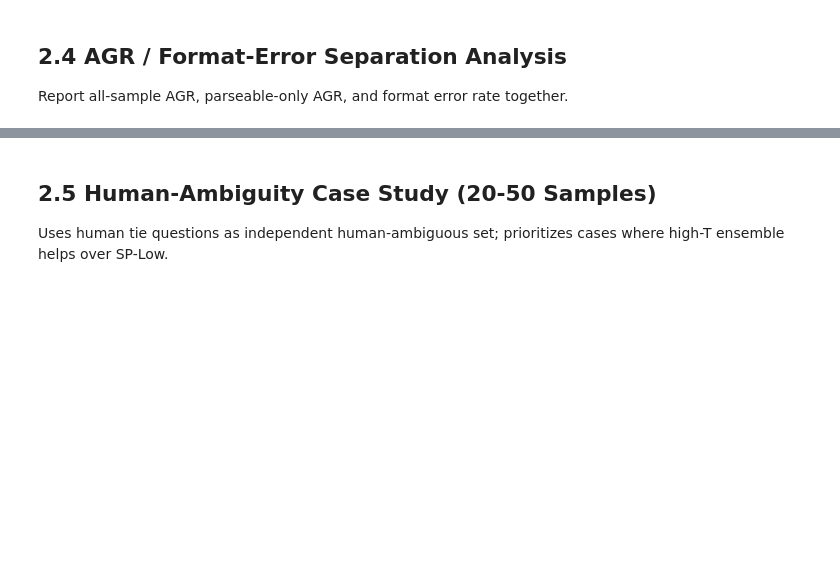
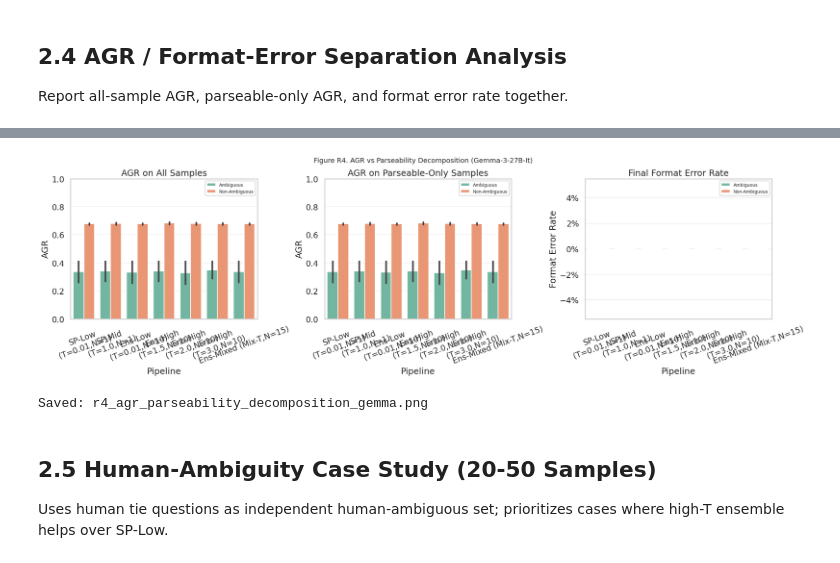
Before and after one commit to DobricLilujun/LLMJudgeTempCausal, a Jupyter notebook: notebook/reviewer_rebuttal_noncausal.ipynb, the cells around one changed output, grey strips where cells are left out. Cells and saved outputs as stored; diff of their text form; code cells hidden in the pictures; blank space fills up the shorter version.

```diff
--- a/notebook/reviewer_rebuttal_noncausal.ipynb
+++ b/notebook/reviewer_rebuttal_noncausal.ipynb
@@ -402,3 +1197,45 @@ display(sep_tbl.round(4))
+# %%
+# Academic-style visualization for AGR/parseability separation (2.4)
+plot_sep = sep_tbl.copy()
+plot_sep['PipelineShort'] = plot_sep['Pipeline'].str.replace(' (T=', '\n(T=', regex=False)
+
+fig, axes = plt.subplots(1, 3, figsize=(22, 6), constrained_layout=True)
+
+sns.barplot(data=plot_sep, x='PipelineShort', y='AGR_all_sample', hue='Subset', ax=axes[0], palette='Set2')
+axes[0].set_title('AGR on All Samples')
+axes[0].set_xlabel('Pipeline')
+axes[0].set_ylabel('AGR')
+axes[0].tick_params(axis='x', rotation=20)
+axes[0].set_ylim(0, 1)
+axes[0].grid(axis='y', alpha=0.3)
+
+sns.barplot(data=plot_sep, x='PipelineShort', y='AGR_parseable_only', hue='Subset', ax=axes[1], palette='Set2')
+axes[1].set_title('AGR on Parseable-Only Samples')
+axes[1].set_xlabel('Pipeline')
+axes[1].set_ylabel('AGR')
+axes[1].tick_params(axis='x', rotation=20)
+axes[1].set_ylim(0, 1)
+axes[1].grid(axis='y', alpha=0.3)
+
+sns.barplot(data=plot_sep, x='PipelineShort', y='Format_Error_Rate_final', hue='Subset', ax=axes[2], palette='Set2')
+axes[2].set_title('Final Format Error Rate')
+axes[2].set_xlabel('Pipeline')
+axes[2].set_ylabel('Format Error Rate')
+axes[2].tick_params(axis='x', rotation=20)
+axes[2].yaxis.set_major_formatter(mtick.PercentFormatter(xmax=1.0, decimals=0))
+axes[2].grid(axis='y', alpha=0.3)
+
+for ax in axes:
+    handles, labels = ax.get_legend_handles_labels()
+    ax.legend(handles=handles, labels=labels, fontsize=9)
+
+fig.suptitle('Figure R4. AGR vs Parseability Decomposition (Gemma-3-27B-It)', fontsize=14, y=1.05)
+plt.savefig(FIG_DIR / 'r4_agr_parseability_decomposition_gemma.png', dpi=180, bbox_inches='tight')
+plt.show()
+print('Saved: r4_agr_parseability_decomposition_gemma.png')
+# %% [output]
+[figure, added]
+Saved: r4_agr_parseability_decomposition_gemma.png
 # %% [markdown]
 ## 2.5 Human-Ambiguity Case Study (20-50 Samples)
 
```
Also changed, not shown: parts of 15 cells of this notebook, 4 other files.
